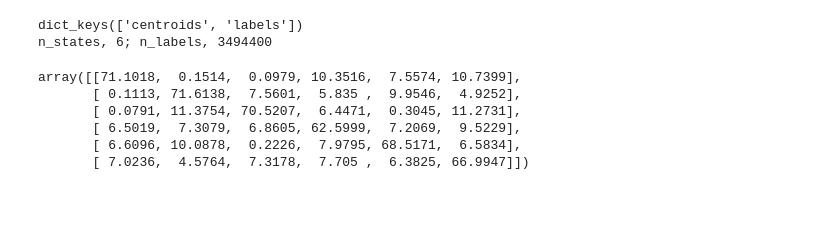
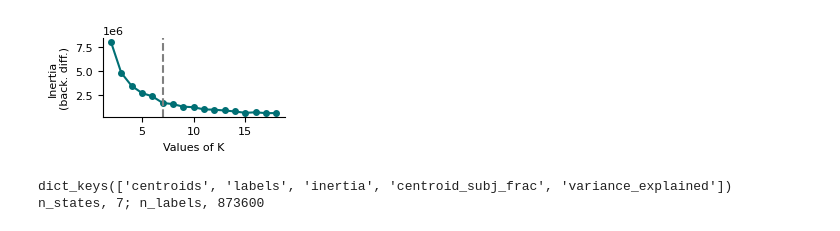
Before and after one commit to LindenParkesLab/nct_xr, a Jupyter notebook: scripts/results_fmri_clusters.ipynb, the cells around one changed output. Cells and saved outputs as stored; diff of their text form; code cells hidden in the pictures; blank space fills up the shorter version.

Commit message:
re-run for figure generation

```diff
--- a/scripts/results_fmri_clusters.ipynb
+++ b/scripts/results_fmri_clusters.ipynb
@@ -6,13 +6,14 @@ import pandas as pd
 import scipy as sp
 from scipy import stats
 from scipy.spatial import distance
-from sklearn.cluster import KMeans
+from sklearn.cluster import KMeans, DBSCAN
+from sklearn.metrics import silhouette_score
 from tqdm import tqdm
 
 # import plotting libraries
 import matplotlib.pyplot as plt
 
-plt.rcParams.update({"font.size": 10})
+plt.rcParams.update({"font.size": 8})
 plt.rcParams["svg.fonttype"] = "none"
 import seaborn as sns
 from nilearn import datasets
@@ -35,4 +36,7 @@ from nctpy.utils import (
 )
 from nctpy.plotting import roi_to_vtx, null_plot, surface_plot, add_module_lines
 from null_models.geomsurr import geomsurr
+from snaplab_tools.plotting.plotting import brain_scatter_plot
+from snaplab_tools.plotting.utils import get_my_colors
+from snaplab_tools.utils import get_schaefer_system_mask
 # %% [markdown]
@@ -40,8 +44,6 @@ from null_models.geomsurr import geomsurr
 # %%
 # directory where data is stored
-indir = '/media/lindenmp/storage_ssd/research_projects/nct_xr/data'
+indir = '/home/lindenmp/research_projects/nct_xr/data'
 outdir = '/home/lindenmp/research_projects/nct_xr/results'
-rsfmri_file = 'hcp_schaefer400-7_rsts.npy'
-fmri_clusters_file = 'fmri_clusters.npy'
-fmri_clusters_file = 'fmri_clusters_k-6.npy'
-# fmri_clusters_file = 'fmri_clusters_k-10.npy'
+fmri_concat = np.load(os.path.join(outdir, 'fmri_clusters_fmri_concat.npy'))
+fmri_concat_subjidx = np.load(os.path.join(outdir, 'fmri_clusters_fmri_concat_subjidx.npy'))
@@ -55,5 +62,36 @@ n_trs, 1200; n_nodes, 400; n_scans 4; n_subs, 728
+# %%
+# check number of clusters
+# inertia_o = np.square((fmri_concat - fmri_concat.mean(axis=0))).sum()
+# alpha_k = 0.005
+k_range = range(2, 20)
+inertia = []
+# silhouette_avg = []
+for k in k_range:
+    fmri_clusters_file = 'hcp_fmri_clusters_k-{0}.npy'.format(k)
+    fmri_clusters = np.load(os.path.join(outdir, fmri_clusters_file), allow_pickle=True).item()
+    inertia_k = fmri_clusters['inertia']
+    # scaled_inertia = (inertia_k / inertia_o) + (alpha_k * k)
+    # inertia.append(scaled_inertia)
+    inertia.append(inertia_k)
+# %%
+my_colors = get_my_colors()
+f, ax = plt.subplots(1, 1, figsize=(2.5, 1.5))
+ax.plot(k_range[:-1], np.abs(np.diff(inertia)), c=my_colors['north_sea_green'], marker='o', markersize=4)
+# ax.set_xticks(k_range)
+ax.set_xlabel('Values of K')
+ax.set_ylabel('Inertia\n(back. diff.)')
+ax.axvline(x=7, linestyle='--', c='gray')
+sns.despine(ax=ax)
+
+f.tight_layout()
+plt.show()
+f.savefig(os.path.join(outdir, "inertia.svg"), dpi=600, bbox_inches="tight", pad_inches=0.01)
+# %% [output]
+[figure, added]
 # %%
 # load rsfMRI clusters
+k = 7
+fmri_clusters_file = 'hcp_fmri_clusters_k-{0}.npy'.format(k)
 fmri_clusters = np.load(os.path.join(outdir, fmri_clusters_file), allow_pickle=True).item()
 print(fmri_clusters.keys())
 centroids = fmri_clusters['centroids']
@@ -62,26 +100,5 @@ n_states = centroids.shape[0]
 n_labels = labels.shape[0]
 print('n_states, {0}; n_labels, {1}'.format(n_states, n_labels))
 # %% [output]
-dict_keys(['centroids', 'labels'])
-n_states, 6; n_labels, 3494400
+dict_keys(['centroids', 'labels', 'inertia', 'centroid_subj_frac', 'variance_explained'])
+n_states, 7; n_labels, 873600
-# %%
-transition_prob = np.zeros((n_states, n_states))
-for i in np.arange(n_states):
-    state_i_trs = np.where(labels == i)[0]
-    if state_i_trs[-1] == (n_labels - 1):
-        state_i_trs = state_i_trs[:-1]
-    denominator = state_i_trs.shape[0]
-
-    for j in np.arange(n_states):
-        state_j_count = np.sum(labels[state_i_trs + 1] == j)
-        transition_prob[i, j] = (state_j_count / denominator) * 100
-        # transition_prob[i, j] = (state_j_count / n_labels) * 100
-
-np.round(transition_prob, 4)
-# %% [output]
-array([[71.1018,  0.1514,  0.0979, 10.3516,  7.5574, 10.7399],
-       [ 0.1113, 71.6138,  7.5601,  5.835 ,  9.9546,  4.9252],
-       [ 0.0791, 11.3754, 70.5207,  6.4471,  0.3045, 11.2731],
-       [ 6.5019,  7.3079,  6.8605, 62.5999,  7.2069,  9.5229],
-       [ 6.6096, 10.0878,  0.2226,  7.9795, 68.5171,  6.5834],
-       [ 7.0236,  4.5764,  7.3178,  7.705 ,  6.3825, 66.9947]])
```
Also changed, not shown: parts of 15 cells of this notebook.
